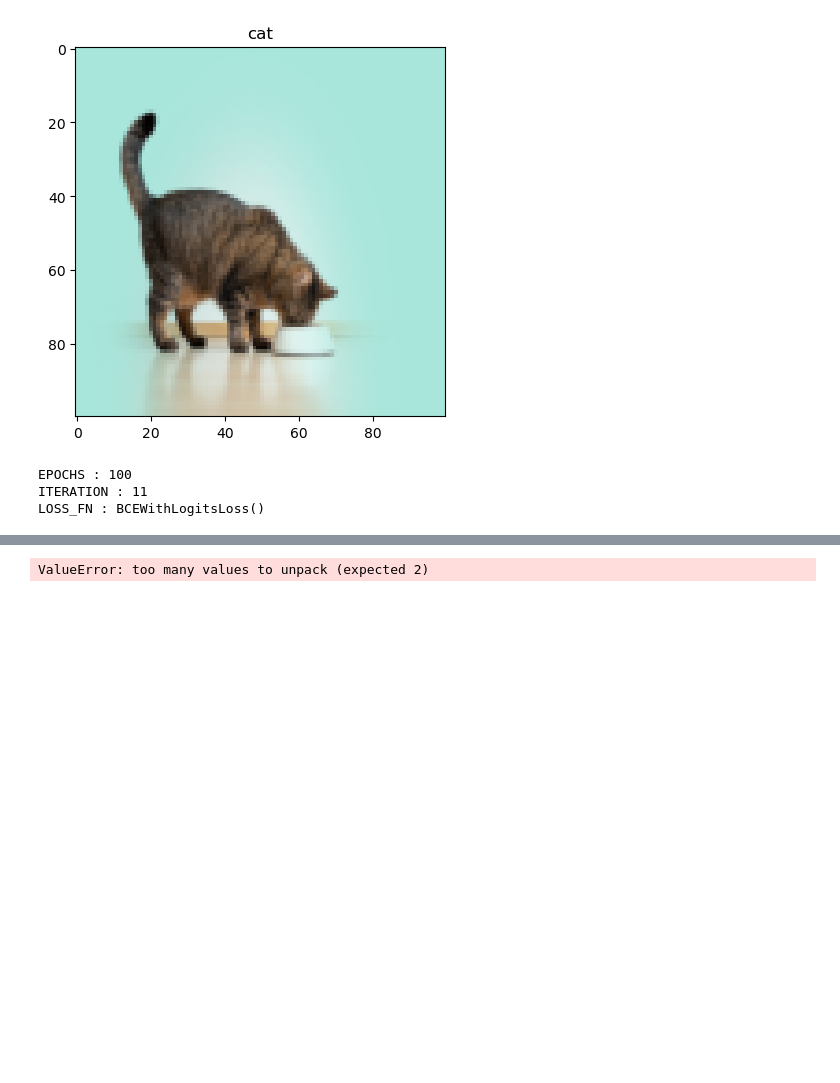
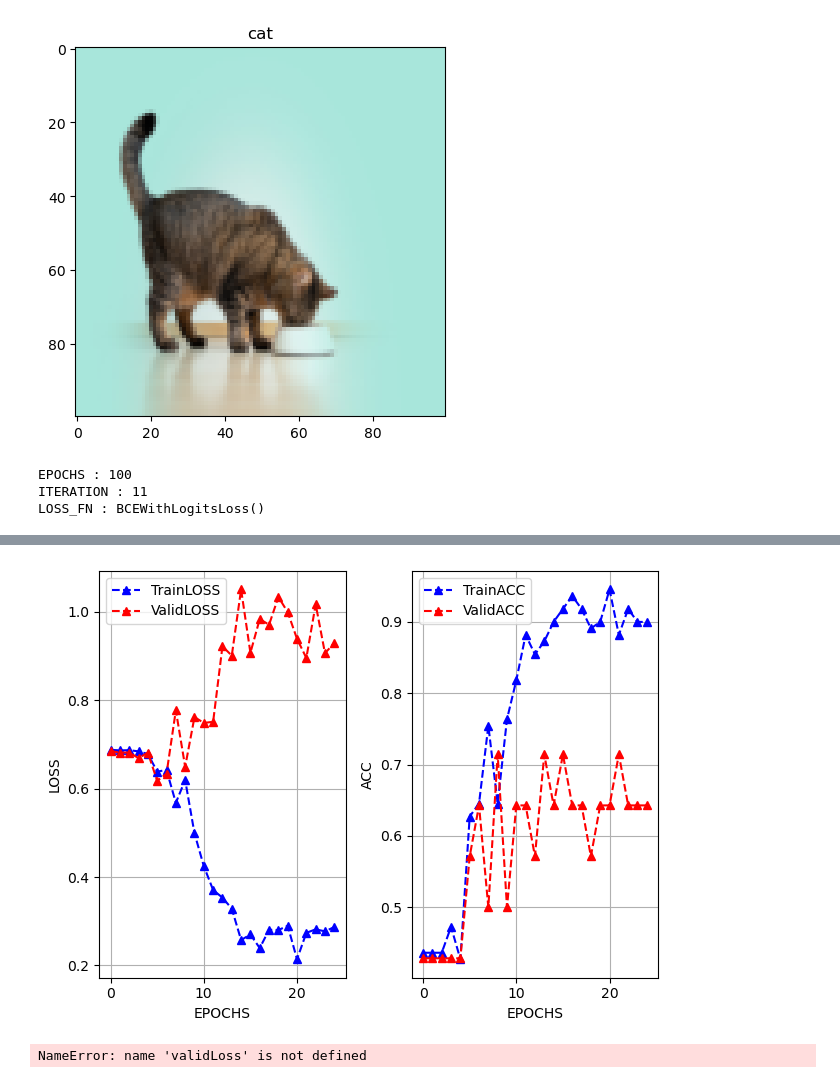
Before and after one commit to matdongsan5/ML, a Jupyter notebook: DL/D0403/ex_cnn_cat_dog_model.ipynb, the cells around one changed output, grey strips where cells are left out. Cells and saved outputs as stored; diff of their text form; code cells hidden in the pictures; blank space fills up the shorter version.

```diff
--- a/DL/D0403/ex_cnn_cat_dog_model.ipynb
+++ b/DL/D0403/ex_cnn_cat_dog_model.ipynb
@@ -263,10 +263,22 @@ Early Stopping
-# %%
-ydata1Loss = []
-ydata1Acc = []
-for loss, acc in HIST['Train']:
-    ydata1Loss.append(loss)
-    ydata1Acc.append(acc)
-ydata2Loss = []
-ydata2Acc = []
-# %% [output]
-ValueError: too many values to unpack (expected 2)
+# %%
+testCF.draw_graph()
+# %% [output]
+[figure, added]
+# %%
+MODEL_PATH = './models/'
+MODEL_FILE = 'catdog_model.pt'
+
+MIN_VLOSS  = 100000.
+
+#모델 저장 기준
+if MIN_VLOSS > validLoss :
+    # torch.save(MODEL, MODEL_PATH+MODEL_FILE)
+    torch.save(MODEL, f'{MODEL_PATH}cd_model_epoch_{epoch:02d}')
+    MIN_VLOSS = validLoss
+
+
+
+# 전체 모델 저장
+torch.save
+# %% [output]
+NameError: name 'validLoss' is not defined
```
Also changed, not shown: parts of 2 cells of this notebook, 47 other files.
